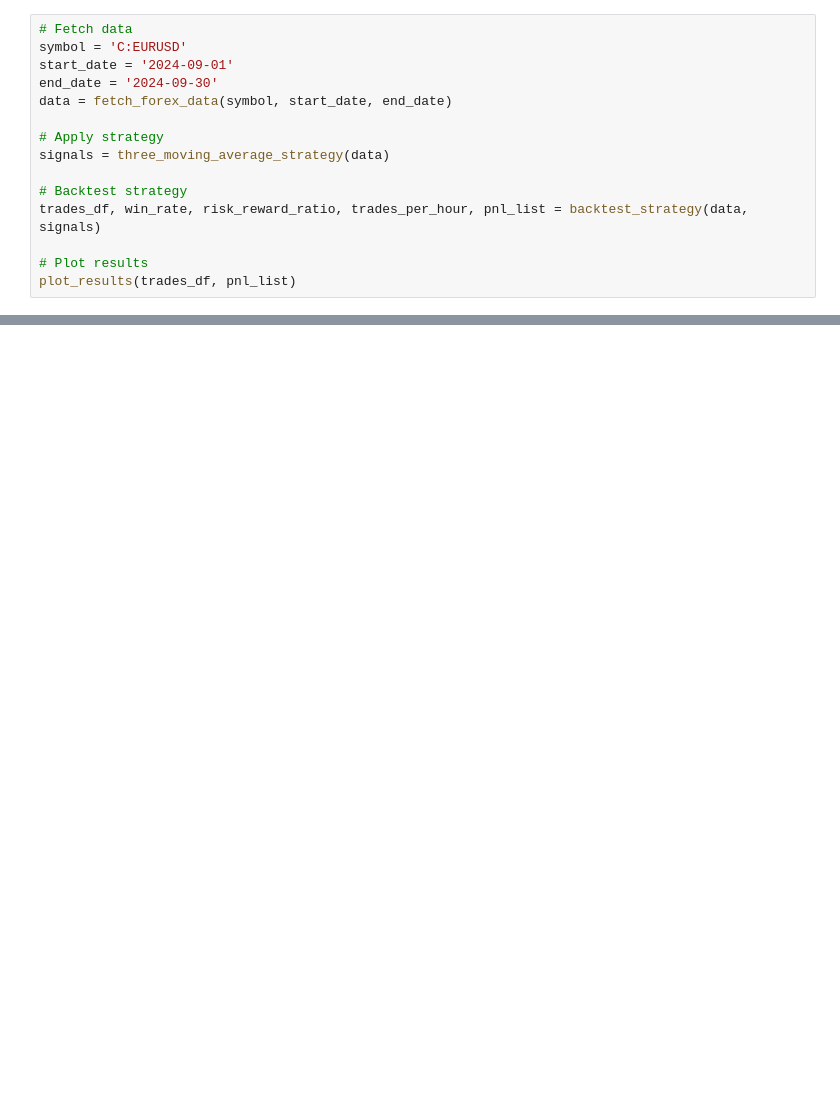
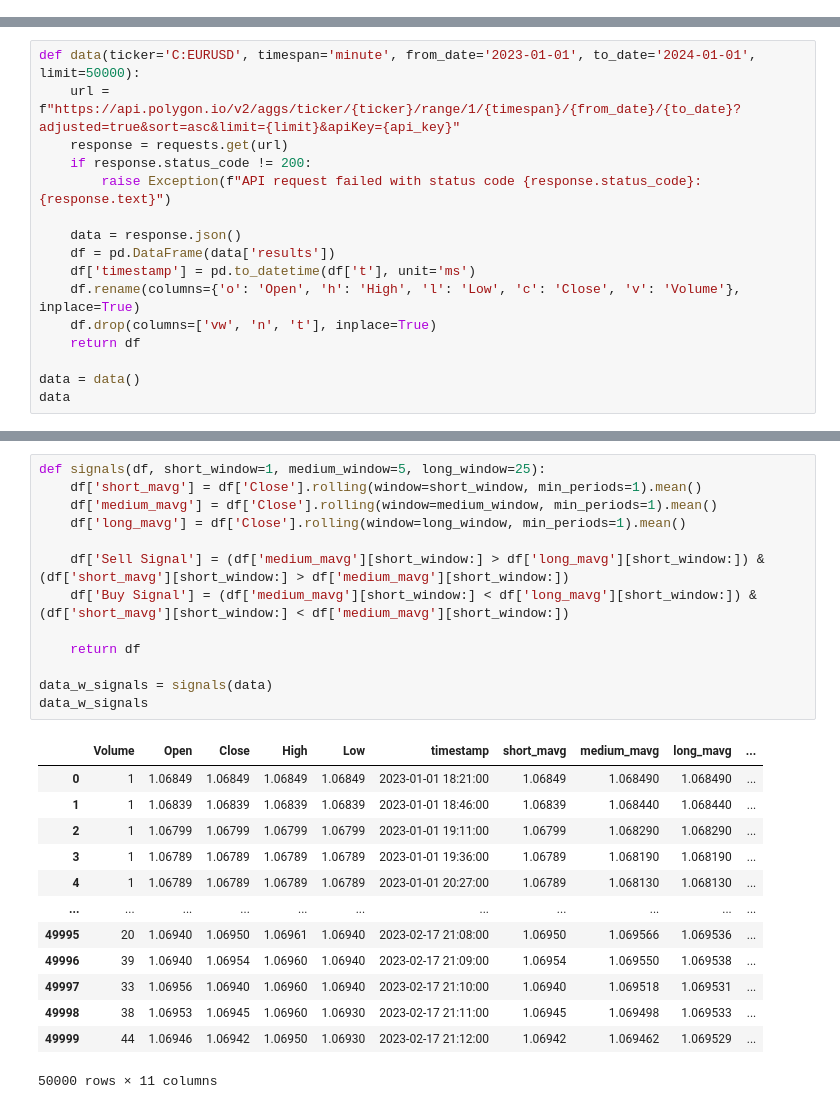
Before and after one commit to brinzunza/BAT, a Jupyter notebook: movingAverage.ipynb, the cells around one changed output, grey strips where cells are left out. Drawn from its saved outputs; the diff is of its cells as text; blank space fills up the shorter version.

Commit message:
completed movingAverage and information page

```diff
--- a/movingAverage.ipynb
+++ b/movingAverage.ipynb
@@ -235,15 +29,0 @@ def plot_results(trades_df, pnl_list):
-# %%
-# Fetch data
-symbol = 'C:EURUSD'
-start_date = '2024-09-01'
-end_date = '2024-09-30'
-data = fetch_forex_data(symbol, start_date, end_date)
-
-# Apply strategy
-signals = three_moving_average_strategy(data)
-
-# Backtest strategy
-trades_df, win_rate, risk_reward_ratio, trades_per_hour, pnl_list = backtest_strategy(data, signals)
-
-# Plot results
-plot_results(trades_df, pnl_list)
@@ -282,0 +30,16 @@ Trade Details:
+# %%
+def data(ticker='C:EURUSD', timespan='minute', from_date='2023-01-01', to_date='2024-01-01', limit=50000):
+    url = f"https://api.polygon.io/v2/aggs/ticker/{ticker}/range/1/{timespan}/{from_date}/{to_date}?adjusted=true&sort=asc&limit={limit}&apiKey={api_key}"
+    response = requests.get(url)
+    if response.status_code != 200:
+        raise Exception(f"API request failed with status code {response.status_code}: {response.text}")
+
+    data = response.json()
+    df = pd.DataFrame(data['results'])
+    df['timestamp'] = pd.to_datetime(df['t'], unit='ms')
+    df.rename(columns={'o': 'Open', 'h': 'High', 'l': 'Low', 'c': 'Close', 'v': 'Volume'}, inplace=True)
+    df.drop(columns=['vw', 'n', 't'], inplace=True)
+    return df
+
+data = data()
+data
@@ -282,0 +60,27 @@ Trade Details:
+# %%
+def signals(df, short_window=1, medium_window=5, long_window=25):
+    df['short_mavg'] = df['Close'].rolling(window=short_window, min_periods=1).mean()
+    df['medium_mavg'] = df['Close'].rolling(window=medium_window, min_periods=1).mean()
+    df['long_mavg'] = df['Close'].rolling(window=long_window, min_periods=1).mean()
+
+    df['Sell Signal'] = (df['medium_mavg'][short_window:] > df['long_mavg'][short_window:]) & (df['short_mavg'][short_window:] > df['medium_mavg'][short_window:])
+    df['Buy Signal'] = (df['medium_mavg'][short_window:] < df['long_mavg'][short_window:]) & (df['short_mavg'][short_window:] < df['medium_mavg'][short_window:])
+
+    return df
+
+data_w_signals = signals(data)
+data_w_signals
+# %% [output]
+|  | Volume | Open | Close | High | Low | timestamp | short_mavg | medium_mavg | long_mavg | ... |
+| 0 | 1 | 1.06849 | 1.06849 | 1.06849 | 1.06849 | 2023-01-01 18:21:00 | 1.06849 | 1.068490 | 1.068490 | ... |
+| 1 | 1 | 1.06839 | 1.06839 | 1.06839 | 1.06839 | 2023-01-01 18:46:00 | 1.06839 | 1.068440 | 1.068440 | ... |
+| 2 | 1 | 1.06799 | 1.06799 | 1.06799 | 1.06799 | 2023-01-01 19:11:00 | 1.06799 | 1.068290 | 1.068290 | ... |
+| 3 | 1 | 1.06789 | 1.06789 | 1.06789 | 1.06789 | 2023-01-01 19:36:00 | 1.06789 | 1.068190 | 1.068190 | ... |
+| 4 | 1 | 1.06789 | 1.06789 | 1.06789 | 1.06789 | 2023-01-01 20:27:00 | 1.06789 | 1.068130 | 1.068130 | ... |
+| ... | ... | ... | ... | ... | ... | ... | ... | ... | ... | ... |
+| 49995 | 20 | 1.06940 | 1.06950 | 1.06961 | 1.06940 | 2023-02-17 21:08:00 | 1.06950 | 1.069566 | 1.069536 | ... |
+| 49996 | 39 | 1.06940 | 1.06954 | 1.06960 | 1.06940 | 2023-02-17 21:09:00 | 1.06954 | 1.069550 | 1.069538 | ... |
+| 49997 | 33 | 1.06956 | 1.06940 | 1.06960 | 1.06940 | 2023-02-17 21:10:00 | 1.06940 | 1.069518 | 1.069531 | ... |
+| 49998 | 38 | 1.06953 | 1.06945 | 1.06960 | 1.06930 | 2023-02-17 21:11:00 | 1.06945 | 1.069498 | 1.069533 | ... |
+| 49999 | 44 | 1.06946 | 1.06942 | 1.06950 | 1.06930 | 2023-02-17 21:12:00 | 1.06942 | 1.069462 | 1.069529 | ... |
+50000 rows × 11 columns
```
Also changed, not shown: parts of 12 cells of this notebook, 1 other file.
